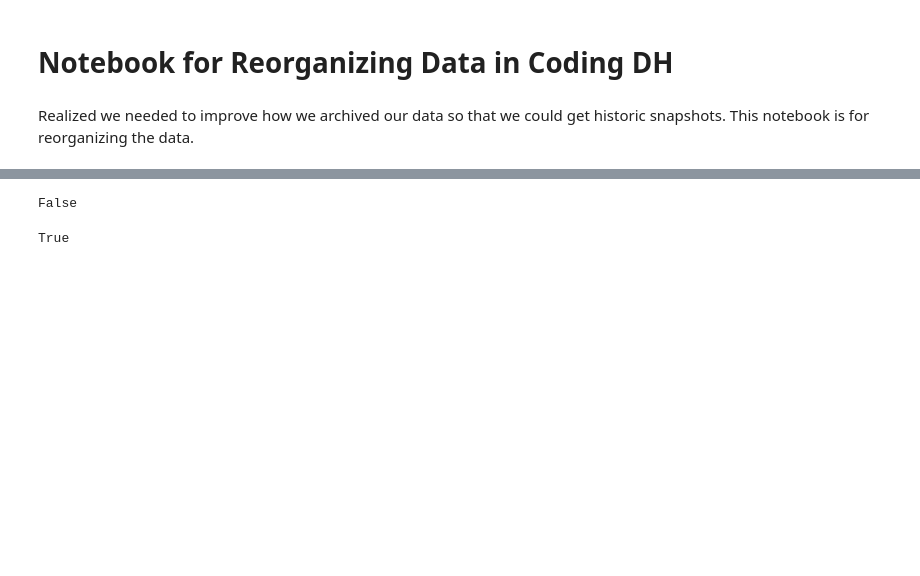
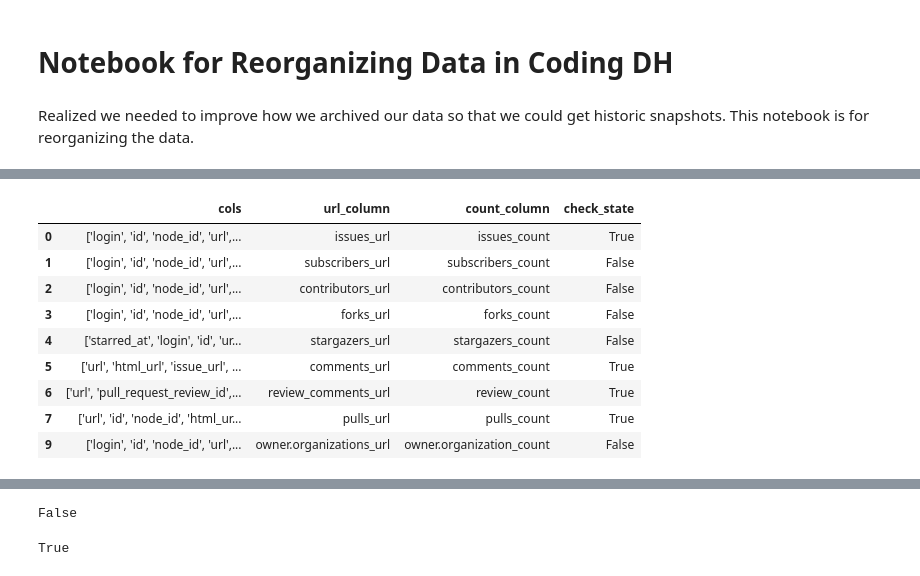
Before and after one commit to CodingDH/searching-for-DH, a Jupyter notebook: data_cleaning_notebooks/DataReorg.ipynb, the cells around one changed output, grey strips where cells are left out. Cells and saved outputs as stored; diff of their text form; code cells hidden in the pictures; blank space fills up the shorter version.

```diff
--- a/data_cleaning_notebooks/DataReorg.ipynb
+++ b/data_cleaning_notebooks/DataReorg.ipynb
@@ -15,0 +95,24 @@ warnings.filterwarnings("ignore")
+# %%
+name = "programminghistorian_ph-submissions_coding_dh_repo"
+df = pd.read_csv(f"../../new_datasets/historic_data/entity_files/all_repos/{name}.csv")
+cols_df = pd.read_csv("../../new_datasets/metadata_files/repo_url_cols.csv")
+skip_types = ['review_comments_count', 'commits_count', 'collaborators_count']
+cols_df = cols_df[~cols_df.count_column.isin(skip_types)]
+remove_cols = ['comments_count',
+ 'review_count',
+ 'pulls_count',
+ 'owner.organization_count', 'issues_count', 'contributors_count']
+df.loc[:, ~df.columns.isin(skip_types + remove_cols)].to_csv(f"../../new_datasets/historic_data/entity_files/all_repos/{name}.csv", index=False)
+# %%
+cols_df
+# %% [output]
+|  | cols | url_column | count_column | check_state |
+| 0 | ['login', 'id', 'node_id', 'url',... | issues_url | issues_count | True |
+| 1 | ['login', 'id', 'node_id', 'url',... | subscribers_url | subscribers_count | False |
+| 2 | ['login', 'id', 'node_id', 'url',... | contributors_url | contributors_count | False |
+| 3 | ['login', 'id', 'node_id', 'url',... | forks_url | forks_count | False |
+| 4 | ['starred_at', 'login', 'id', 'ur... | stargazers_url | stargazers_count | False |
+| 5 | ['url', 'html_url', 'issue_url', ... | comments_url | comments_count | True |
+| 6 | ['url', 'pull_request_review_id',... | review_comments_url | review_count | True |
+| 7 | ['url', 'id', 'node_id', 'html_ur... | pulls_url | pulls_count | True |
+| 9 | ['login', 'id', 'node_id', 'url',... | owner.organizations_url | owner.organization_count | False |
```
Also changed, not shown: parts of 14 cells of this notebook, 5 other files.
